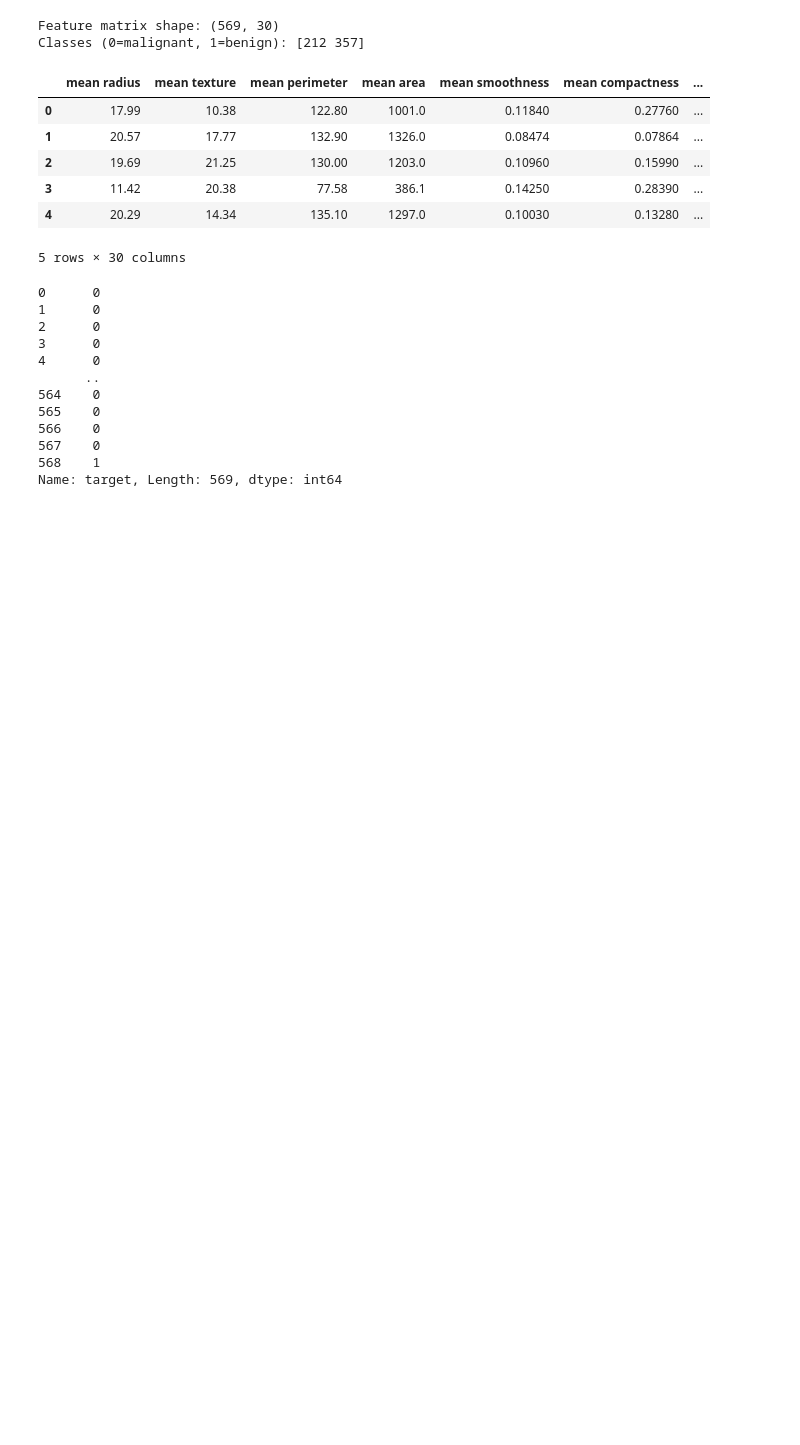
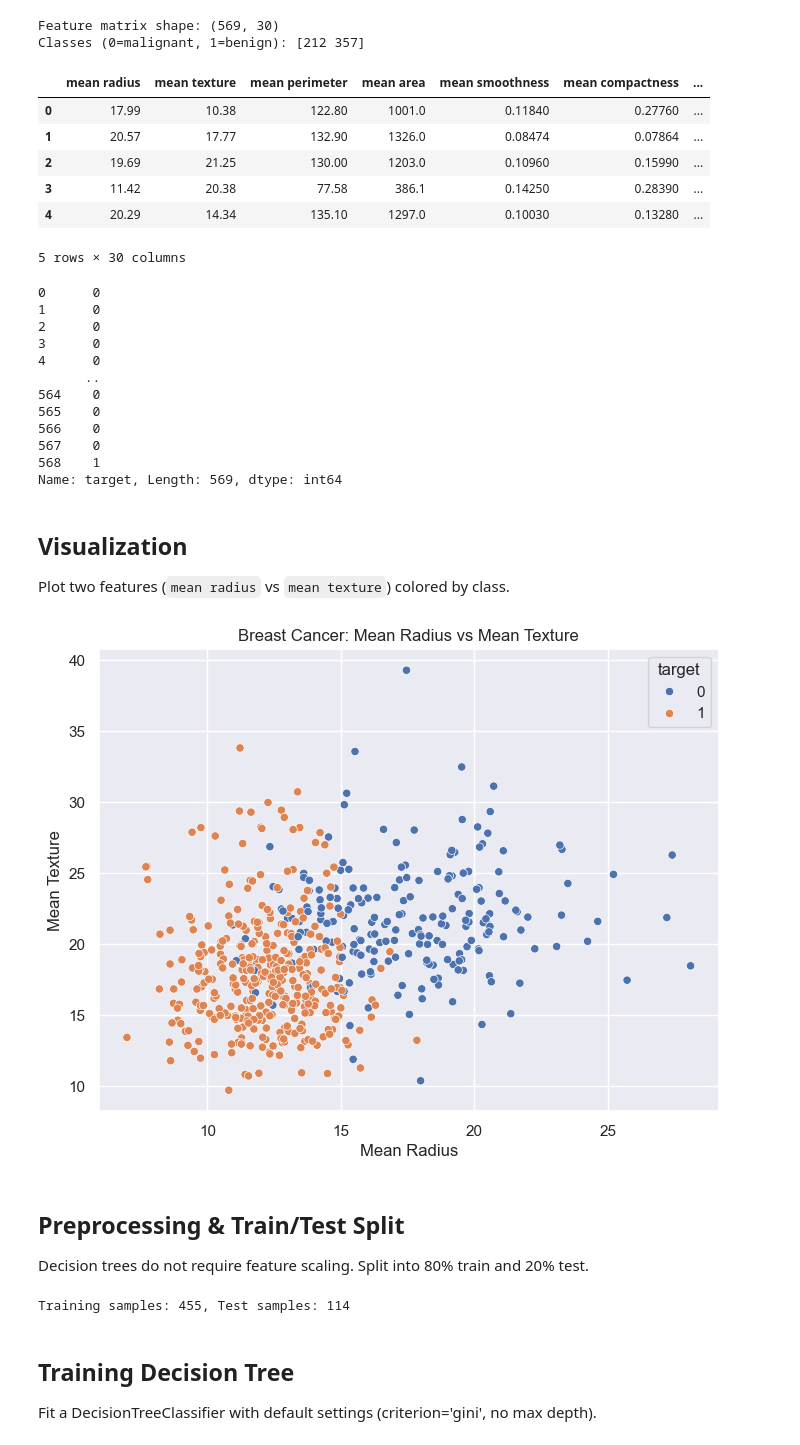
Before and after one commit to t0dd26/CMOR438-Spring-2025, a Jupyter notebook: Supervised ML/Classification/DecisionTreeClassification.ipynb, the cells around one changed output. Saved outputs shown, nothing was run; the diff lists cells and outputs as text; code cells hidden in the pictures; blank space fills up the shorter version.

Commit message:
Tree Class 2

```diff
--- a/Supervised ML/Classification/DecisionTreeClassification.ipynb
+++ b/Supervised ML/Classification/DecisionTreeClassification.ipynb
@@ -54,3 +54,28 @@ y
 567    0
 568    1
 Name: target, Length: 569, dtype: int64
+# %% [markdown]
+## Visualization
+Plot two features (`mean radius` vs `mean texture`) colored by class.
+# %%
+plt.figure(figsize=(8,6))
+sns.scatterplot(x=X['mean radius'], y=X['mean texture'], hue=y, palette='deep')
+plt.xlabel('Mean Radius')
+plt.ylabel('Mean Texture')
+plt.title('Breast Cancer: Mean Radius vs Mean Texture')
+plt.show()
+# %% [output]
+[figure, added]
+# %% [markdown]
+## Preprocessing & Train/Test Split
+Decision trees do not require feature scaling. Split into 80% train and 20% test.
+# %%
+X_train, X_test, y_train, y_test = train_test_split(
+    X, y, test_size=0.2, random_state=42, stratify=y
+)
+print(f"Training samples: {X_train.shape[0]}, Test samples: {X_test.shape[0]}")
+# %% [output]
+Training samples: 455, Test samples: 114
+# %% [markdown]
+## Training Decision Tree
+Fit a DecisionTreeClassifier with default settings (criterion='gini', no max depth).
```
Also changed, not shown: parts of 9 cells of this notebook.
